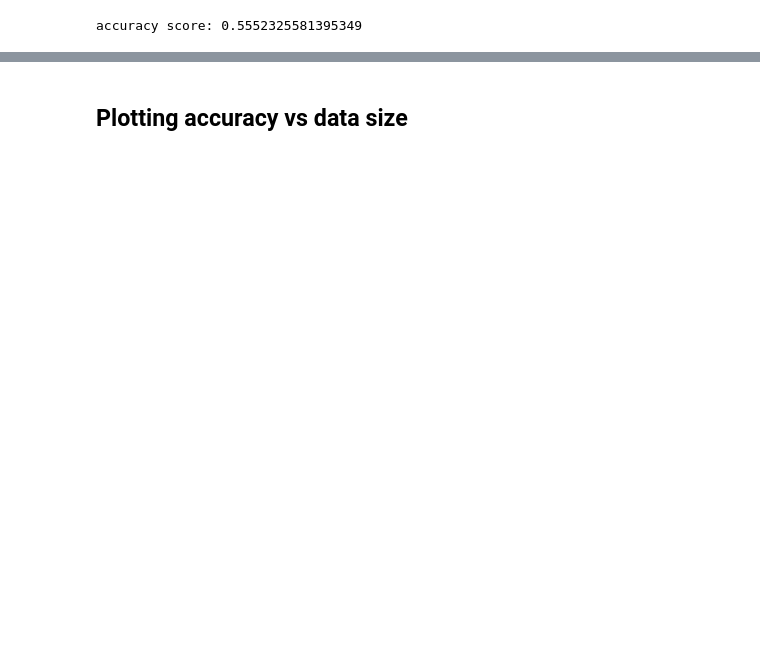
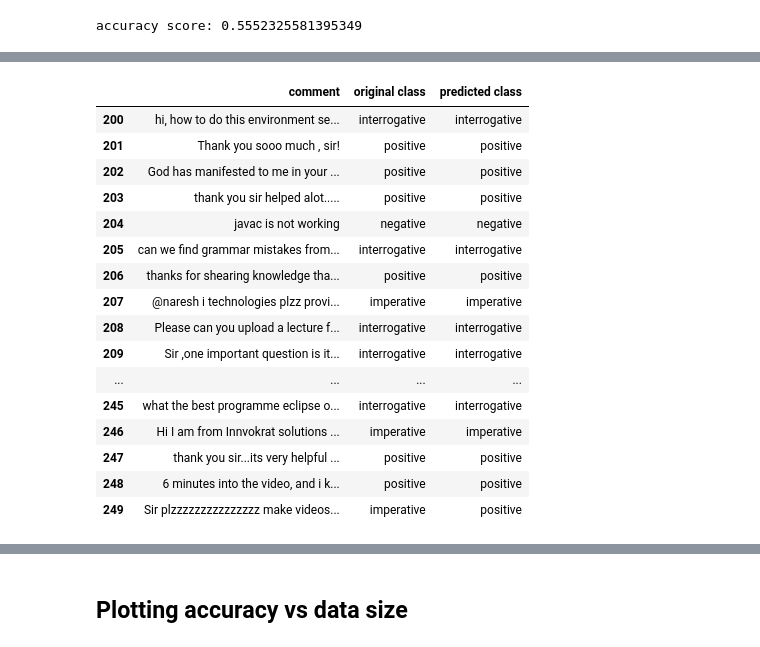
Before and after one commit to Rhitabrat/youtube-comments-categorization, a Jupyter notebook: main.ipynb, the cells around one changed output, grey strips where cells are left out. Saved outputs shown, nothing was run; the diff lists cells and outputs as text; code cells hidden in the pictures; blank space fills up the shorter version.

Commit message:
correctly and incorrectly classified comments are displayed

```diff
--- a/main.ipynb
+++ b/main.ipynb
@@ -295,3 +301,21 @@ X_train, X_test, y_train, y_test = train_test_split(X, y, test_size=0.2, random_
+# %%
+# Function to show original category vs predicted category
+
+def show_prediction(y_pred, y_test):
+
+    indices_match = y_pred == y_test
+
+    df = pd.read_csv('Scrapper/final.csv', header=None)
+
+    get_comments = []
+
+    for i in range(len(indices_test)):
+        get_comments.append(df[0][indices_test[i]])
+
+
+    data = list(zip(get_comments, y_test, y_pred))
+    df_result = pd.DataFrame(data, columns=["comment", "original class", "predicted class"])
+    return df_result
 # %%
 # Multinomial NB
 from sklearn.naive_bayes import MultinomialNB
@@ -429,3 +520,25 @@ accuracy score: 0.8255813953488372
+# %%
+df_ = show_prediction(y_pred, y_test)
+pd.options.display.max_colwidth = 150
+df_.iloc[200:250]
+# %% [output]
+|  | comment | original class | predicted class |
+| 200 | hi, how to do this environment se... | interrogative | interrogative |
+| 201 | Thank you sooo much , sir! | positive | positive |
+| 202 | God has manifested to me in your ... | positive | positive |
+| 203 | thank you sir helped alot..... | positive | positive |
+| 204 | javac is not working | negative | negative |
+| 205 | can we find grammar mistakes from... | interrogative | interrogative |
+| 206 | thanks for shearing knowledge tha... | positive | positive |
+| 207 | @naresh i technologies plzz provi... | imperative | imperative |
+| 208 | Please can you upload a lecture f... | interrogative | interrogative |
+| 209 | Sir ,one important question is it... | interrogative | interrogative |
+| ... | ... | ... | ... |
+| 245 | what the best programme eclipse o... | interrogative | interrogative |
+| 246 | Hi I am from Innvokrat solutions ... | imperative | imperative |
+| 247 | thank you sir...its very helpful ... | positive | positive |
+| 248 | 6 minutes into the video, and i k... | positive | positive |
+| 249 | Sir plzzzzzzzzzzzzzzz make videos... | imperative | positive |
 # %%
 # Decision Tree
 # from sklearn.tree import DecisionTreeClassifier
```
Also changed, not shown: parts of 25 cells of this notebook.
